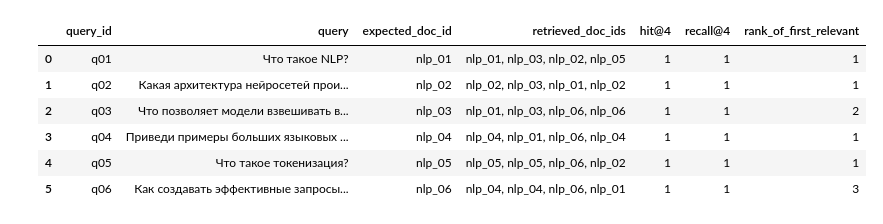
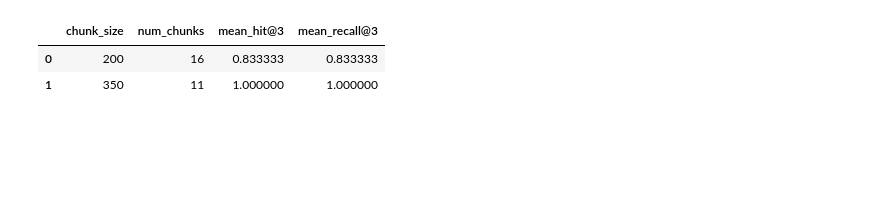
Before and after one commit to LeylaKachaeva/aie-leyla-2025, a Jupyter notebook: homeworks/HW14/HW14.ipynb, the cells around one changed output. Cells and saved outputs as stored; diff of their text form; code cells hidden in the pictures; blank space fills up the shorter version.

```diff
--- a/homeworks/HW14/HW14.ipynb
+++ b/homeworks/HW14/HW14.ipynb
@@ -201,43 +260,54 @@ display(search(sample_query, top_k=4))
 # %%
-# Ячейка 6: Контрольные запросы и оценка retrieval
-benchmark_queries = [
-    {"query_id": "q01", "query": "Что такое NLP?", "relevant_doc_id": "nlp_01"},
-    {"query_id": "q02", "query": "Какая архитектура нейросетей произвела революцию в NLP?", "relevant_doc_id": "nlp_02"},
-    {"query_id": "q03", "query": "Что позволяет модели взвешивать важность слов?", "relevant_doc_id": "nlp_03"},
-    {"query_id": "q04", "query": "Приведи примеры больших языковых моделей.", "relevant_doc_id": "nlp_04"},
-    {"query_id": "q05", "query": "Что такое токенизация?", "relevant_doc_id": "nlp_05"},
-    {"query_id": "q06", "query": "Как создавать эффективные запросы к LLM?", "relevant_doc_id": "nlp_06"},
-]
+# Ячейка 6: Эксперимент с параметром chunk_size
+def run_experiment(chunk_size, k=3):
+    print(f"\n--- Эксперимент с chunk_size={chunk_size} ---")
 
-def evaluate_retrieval(queries, k=4):
-    eval_results = []
-    for item in queries:
-        query = item["query"]
-        relevant_id = item["relevant_doc_id"]
-        results_df = search(query, top_k=k)
+    # Временные чанки
+    temp_chunks = []
+    for doc in documents:
+        chunks = chunk_text(doc["text"], chunk_size=chunk_size, overlap=40)
+        for i, chunk_text_val in enumerate(chunks):
+            temp_chunks.append({
+                "doc_id": doc["doc_id"],
+                "title": doc["title"],
+                "chunk_id": f"{doc['doc_id']}_chunk_{i:03d}",
+                "chunk_text": chunk_text_val
+            })
+    temp_chunks_df = pd.DataFrame(temp_chunks)
+    temp_texts = temp_chunks_df["chunk_text"].tolist()
 
-        hit = 1 if relevant_id in results_df["doc_id"].values else 0
-        recall = hit
-        rank = results_df[results_df["doc_id"] == relevant_id]["rank"].values
-        first_rank = rank[0] if len(rank) > 0 else None
+    # Эмбеддинги
+    temp_embeddings = []
+    for text in temp_texts:
+        emb = model.encode([text], normalize_embeddings=True, show_progress_bar=False)
+        temp_embeddings.append(emb[0])
+    temp_embeddings = np.array(temp_embeddings, dtype=np.float32)
 
-        eval_results.append({
-            "query_id": item["query_id"],
-            "query": query,
-            "expected_doc_id": relevant_id,
-            "retrieved_doc_ids": ", ".join(results_df["doc_id"].values),
-            f"hit@{k}": hit,
-            f"recall@{k}": recall,
-            "rank_of_first_relevant": first_rank
-        })
-    return pd.DataFrame(eval_results)
+    # Индекс
+    temp_index = faiss.IndexFlatIP(temp_embeddings.shape[1])
+    temp_index.add(temp_embeddings)
 
-eval_df = evaluate_retrieval(benchmark_queries, k=4)
-display(eval_df)
+    # Подмена глобальных переменных
+    global chunks_df, index
+    original_chunks_df, original_index = chunks_df, index
+    chunks_df, index = temp_chunks_df, temp_index
 
-print(f"Средний hit@4: {eval_df['hit@4'].mean():.2f}")
-print(f"Средний recall@4: {eval_df['recall@4'].mean():.2f}")
+    # Оценка
+    eval_df = evaluate_retrieval(benchmark_queries, k=k)
 
-eval_df.to_csv("./artifacts/retrieval_eval.csv", index=False)
-print("\nРезультаты сохранены в './artifacts/retrieval_eval.csv'")
+    # Возврат
+    chunks_df, index = original_chunks_df, original_index
+
+    return {
+        "chunk_size": chunk_size,
+        "num_chunks": len(temp_chunks_df),
+        f"mean_hit@{k}": eval_df[f"hit@{k}_internal"].mean(),
+        f"mean_recall@{k}": eval_df[f"recall@{k}_internal"].mean()
+    }
+
+# Запуск экспериментов
+exp_results = [run_experiment(200, k=TOP_K), run_experiment(350, k=TOP_K)]
+exp_df = pd.DataFrame(exp_results)
+print("\n=== Результаты эксперимента ===")
+display(exp_df)
 # %% [output]
@@ -244,7 +319,3 @@ print("\nРезультаты сохранены в './artifacts/retrieval_eval.
-|  | query_id | query | expected_doc_id | retrieved_doc_ids | hit@4 | recall@4 | rank_of_first_relevant |
-| 0 | q01 | Что такое NLP? | nlp_01 | nlp_01, nlp_03, nlp_02, nlp_05 | 1 | 1 | 1 |
-| 1 | q02 | Какая архитектура нейросетей прои... | nlp_02 | nlp_02, nlp_03, nlp_01, nlp_02 | 1 | 1 | 1 |
-| 2 | q03 | Что позволяет модели взвешивать в... | nlp_03 | nlp_01, nlp_03, nlp_06, nlp_06 | 1 | 1 | 2 |
-| 3 | q04 | Приведи примеры больших языковых ... | nlp_04 | nlp_04, nlp_01, nlp_06, nlp_04 | 1 | 1 | 1 |
-| 4 | q05 | Что такое токенизация? | nlp_05 | nlp_05, nlp_05, nlp_06, nlp_02 | 1 | 1 | 1 |
-| 5 | q06 | Как создавать эффективные запросы... | nlp_06 | nlp_04, nlp_04, nlp_06, nlp_01 | 1 | 1 | 3 |
+|  | chunk_size | num_chunks | mean_hit@3 | mean_recall@3 |
+| 0 | 200 | 16 | 0.833333 | 0.833333 |
+| 1 | 350 | 11 | 1.000000 | 1.000000 |
```
Also changed, not shown: parts of 9 cells of this notebook, 4 other files.
